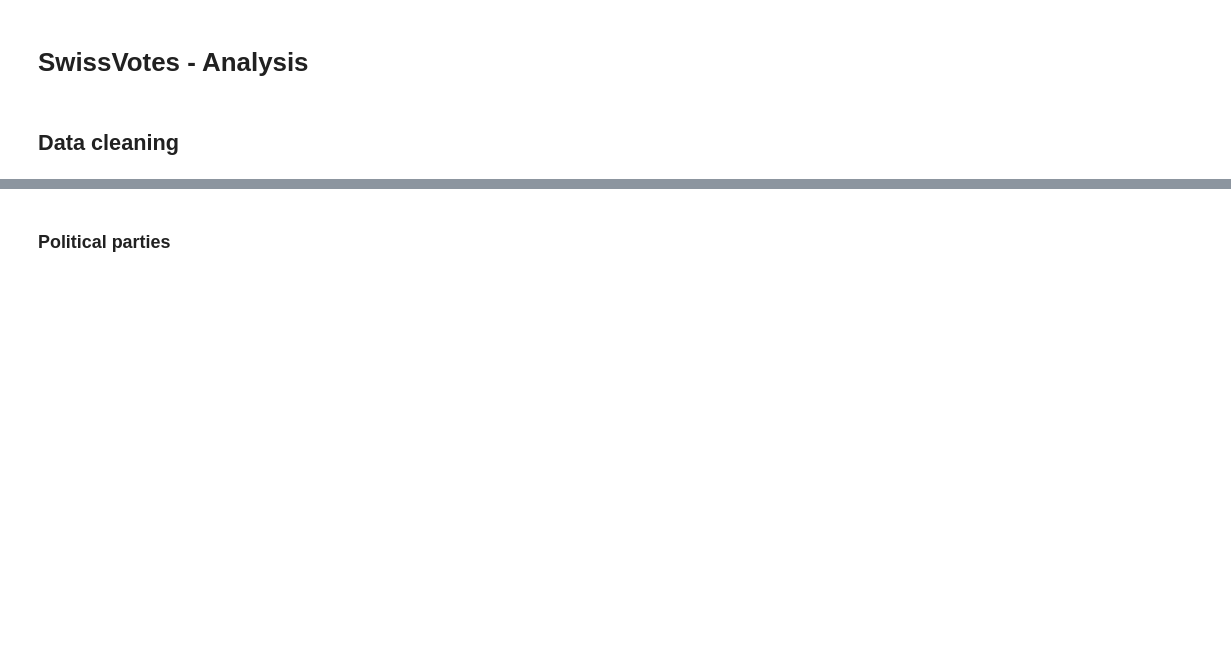
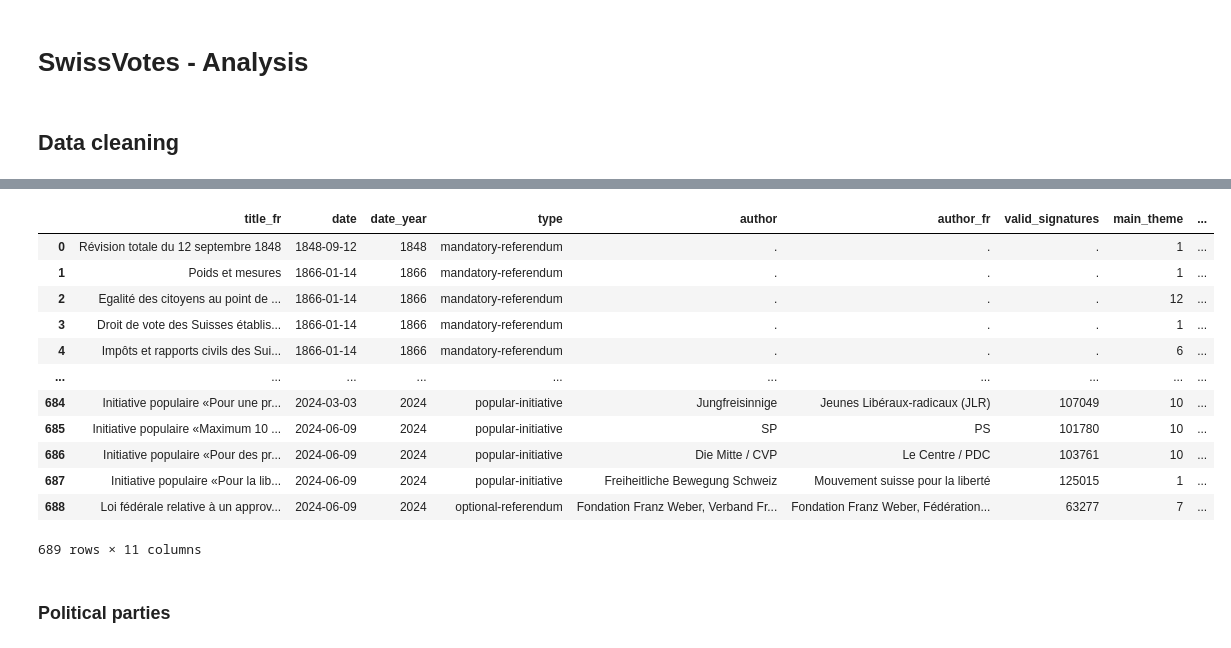
Before and after one commit to AdrienVannson/swiss-votes-analysis, a Jupyter notebook: analysis.ipynb, the cells around one changed output, grey strips where cells are left out. Drawn from its saved outputs; the diff is of its cells as text; code cells hidden in the pictures; blank space fills up the shorter version.

```diff
--- a/analysis.ipynb
+++ b/analysis.ipynb
@@ -14,20 +26,39 @@ df_full.head()
 # %%
 df = pd.DataFrame()
 df['title_fr'] = df_full['titel_off_f'] # Title of the vote in French
 df['date'] = pd.to_datetime(df_full['datum'], dayfirst=True)
 df['date_year'] = df['date'].dt.year
 df['type'] = df_full['rechtsform'].map({
     1: 'mandatory-referendum',
     2: 'optional-referendum',
     3: 'popular-initiative',
     4: 'AA',
     5: 'BB'
 })
 df['author'] = df_full['urheber']
 df['author_fr'] = df_full['urheber-fr']
 df['valid_signatures'] = df_full['unter_g']
 
+df['main_theme'] = df_full['d1e1']
+df['result_people'] = df_full['volk']
+df['result_cantons'] = df_full['stand']
+df['result'] = df_full['annahme']
+
 df
+# %% [output]
+|  | title_fr | date | date_year | type | author | author_fr | valid_signatures | main_theme | ... |
+| 0 | Révision totale du 12 septembre 1848 | 1848-09-12 | 1848 | mandatory-referendum | . | . | . | 1 | ... |
+| 1 | Poids et mesures | 1866-01-14 | 1866 | mandatory-referendum | . | . | . | 1 | ... |
+| 2 | Egalité des citoyens au point de ... | 1866-01-14 | 1866 | mandatory-referendum | . | . | . | 12 | ... |
+| 3 | Droit de vote des Suisses établis... | 1866-01-14 | 1866 | mandatory-referendum | . | . | . | 1 | ... |
+| 4 | Impôts et rapports civils des Sui... | 1866-01-14 | 1866 | mandatory-referendum | . | . | . | 6 | ... |
+| ... | ... | ... | ... | ... | ... | ... | ... | ... | ... |
+| 684 | Initiative populaire «Pour une pr... | 2024-03-03 | 2024 | popular-initiative | Jungfreisinnige | Jeunes Libéraux-radicaux (JLR) | 107049 | 10 | ... |
+| 685 | Initiative populaire «Maximum 10 ... | 2024-06-09 | 2024 | popular-initiative | SP | PS | 101780 | 10 | ... |
+| 686 | Initiative populaire «Pour des pr... | 2024-06-09 | 2024 | popular-initiative | Die Mitte / CVP | Le Centre / PDC | 103761 | 10 | ... |
+| 687 | Initiative populaire «Pour la lib... | 2024-06-09 | 2024 | popular-initiative | Freiheitliche Bewegung Schweiz | Mouvement suisse pour la liberté | 125015 | 1 | ... |
+| 688 | Loi fédérale relative à un approv... | 2024-06-09 | 2024 | optional-referendum | Fondation Franz Weber, Verband Fr... | Fondation Franz Weber, Fédération... | 63277 | 7 | ... |
+689 rows × 11 columns
 # %% [markdown]
 ### Political parties
 # %%
```
Also changed, not shown: parts of 24 cells of this notebook.
